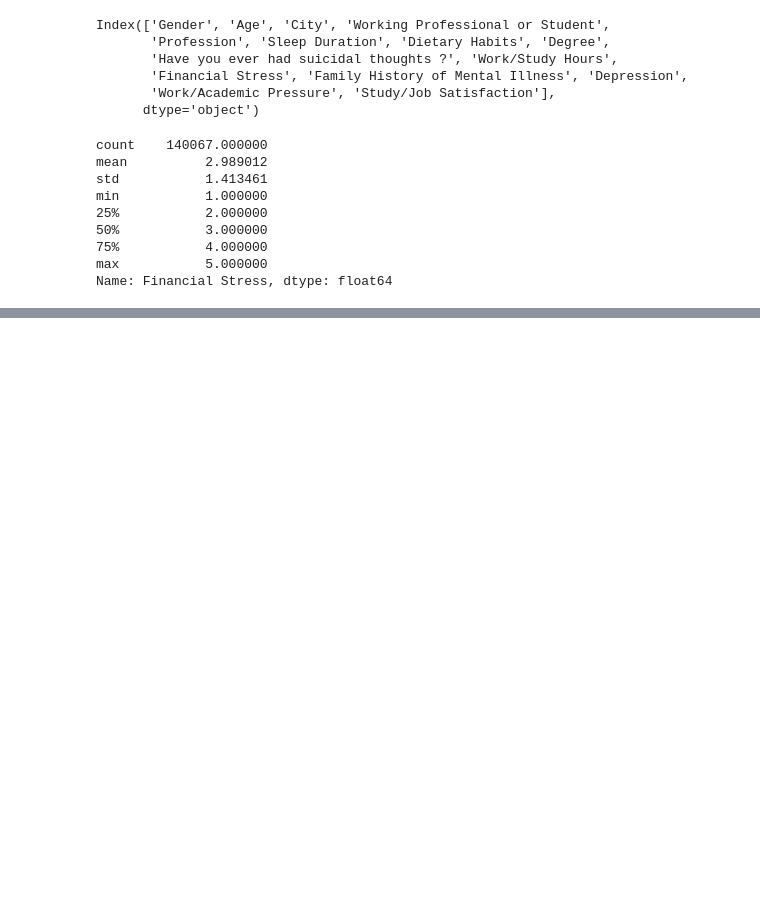
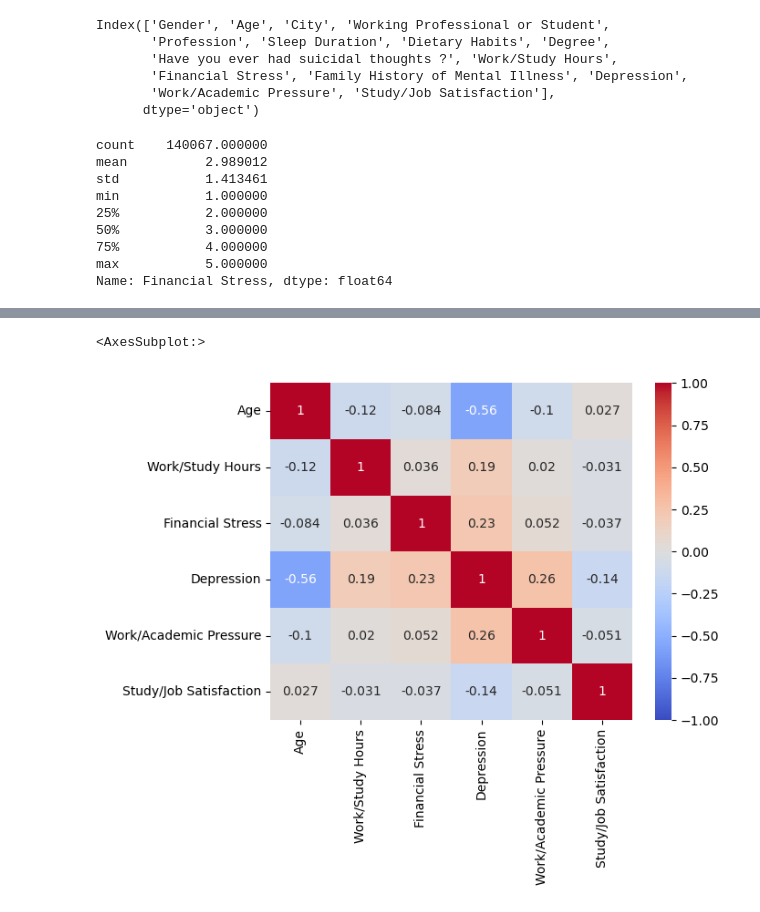
Before and after one commit to Joehmyers/mental-health-classification-experiment, a Jupyter notebook: kaggle_mental_health_competition.ipynb, the cells around one changed output, grey strips where cells are left out. Drawn from its saved outputs; the diff is of its cells as text; code cells hidden in the pictures; blank space fills up the shorter version.

```diff
--- a/kaggle_mental_health_competition.ipynb
+++ b/kaggle_mental_health_competition.ipynb
@@ -808,0 +855,11 @@ dtype: float64
+# %%
+ct = pd.crosstab(df["City"],df["Depression"])
+# %%
+city_depression_mean = (ct[1]/ct.sum(axis=1))
+# %%
+df['City_encoded'] = df['City'].map(city_depression_mean)
+# %%
+sns.heatmap(df.corr(),vmin=-1, vmax=1,cmap='coolwarm',annot=True)
+# %% [output]
+<AxesSubplot:>
+[figure, added]
```
Also changed, not shown: parts of 14 cells of this notebook.
